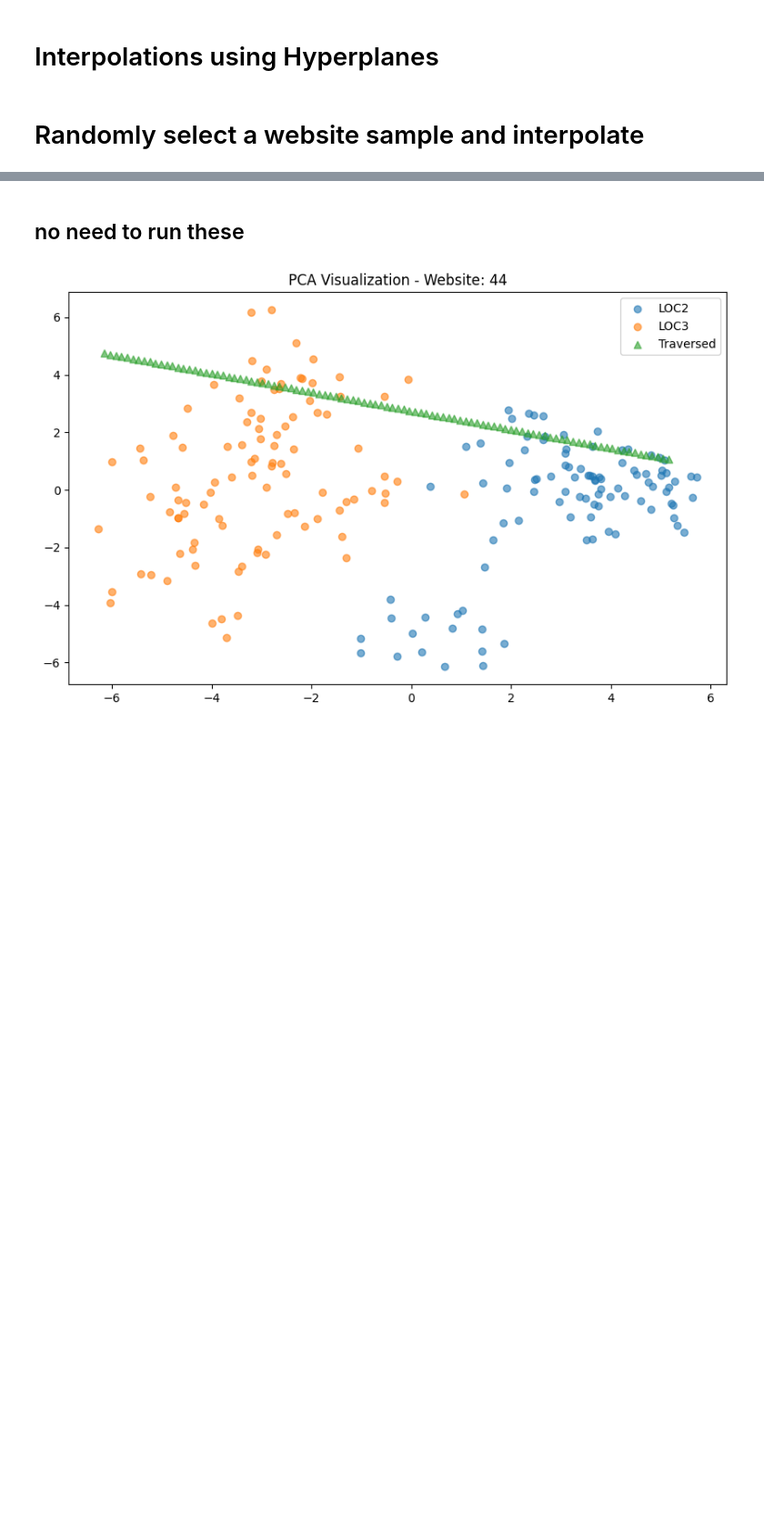
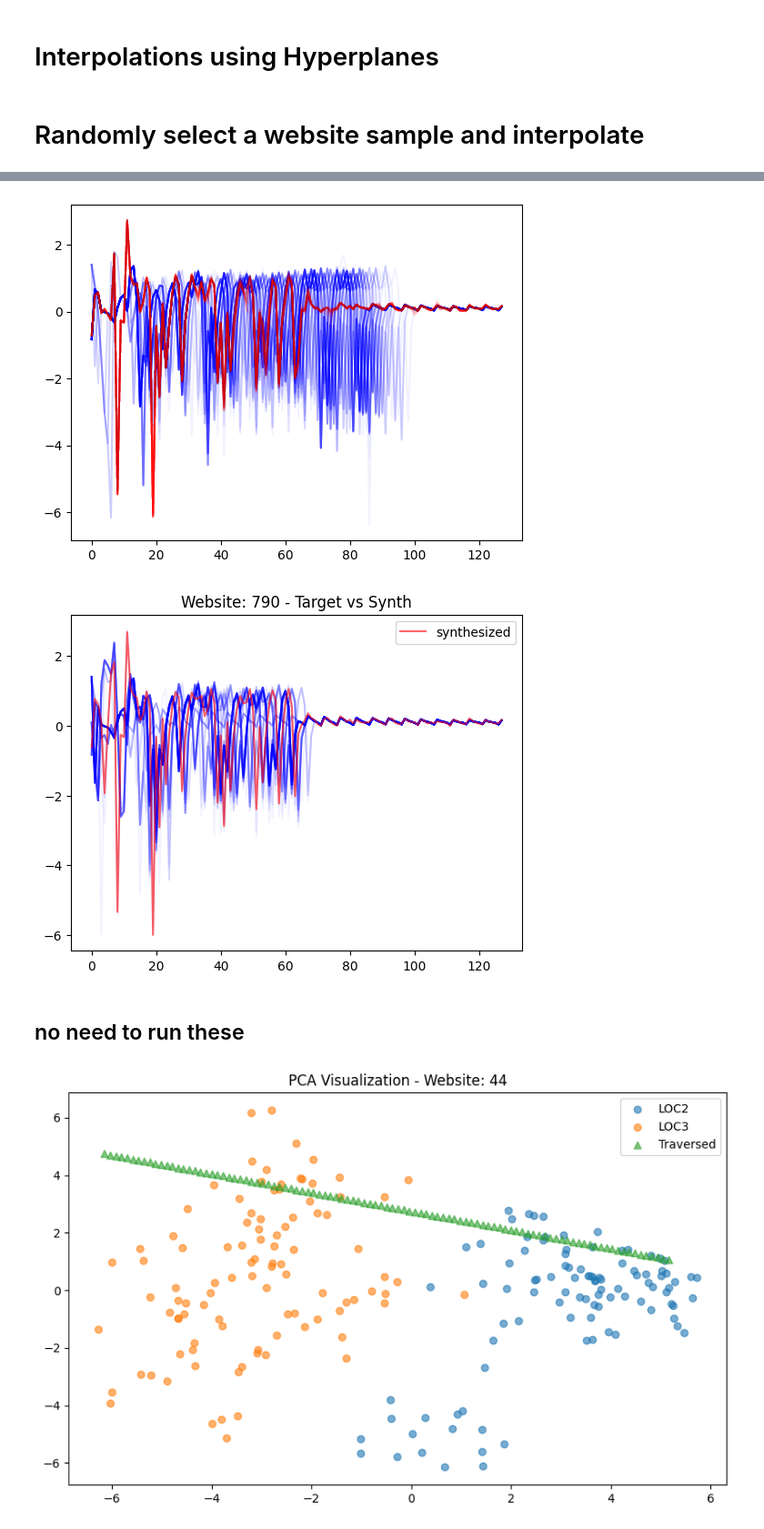
Before and after one commit to kaushithamsilva/DoH-Synthesis, a Jupyter notebook: code/vae_interpolation.ipynb, the cells around one changed output, grey strips where cells are left out. Shown at 91% size. Saved outputs shown, nothing was run; the diff lists cells and outputs as text; code cells hidden in the pictures; blank space fills up the shorter version.

```diff
--- a/code/vae_interpolation.ipynb
+++ b/code/vae_interpolation.ipynb
@@ -686,3 +740,29 @@ tf.Tensor([1 1 1 1 1 1 1 1 1 0 0], shape=(11,), dtype=int64)
+# %%
+n_samples = 100
+z_samples = sample_around_hyperplane(source_latent_embedding, w_norm, b, mean=-4.0, std=2.0, n_samples=n_samples)
+
+plt.figure()
+
+for i in range(target_selected_website.shape[0]):
+        plt.plot(target_selected_website[i, :], alpha=0.05, c='b')
+
+for i in range(n_samples):
+    plt.plot(vae_model.decode(z_samples[i].numpy().reshape(1, -1))[0], alpha=0.02, c='r')
+plt.show()
+
+# check the traversals are in the right direction by using the domain discriminator
+# domain_logits = domain_discriminator.predict(z_samples.numpy().reshape(-1, latent_dim))
+# domain_probs = tf.nn.softmax(domain_logits)
+# domain_preds = tf.argmax(domain_probs, axis=1)
+# print(domain_probs)
+# print(domain_preds)
+
+
+
+plot_trace_distribution_and_synth(vae_model.decode(source_latent_embedding), source_selected_website, f'Website: {selected_website} - Target vs Synth')
+# %% [output]
+[figure, added]
+[figure, added]
 # %% [markdown]
 ## no need to run these
 # %%
```
Also changed, not shown: parts of 5 cells of this notebook, 1 other file.
